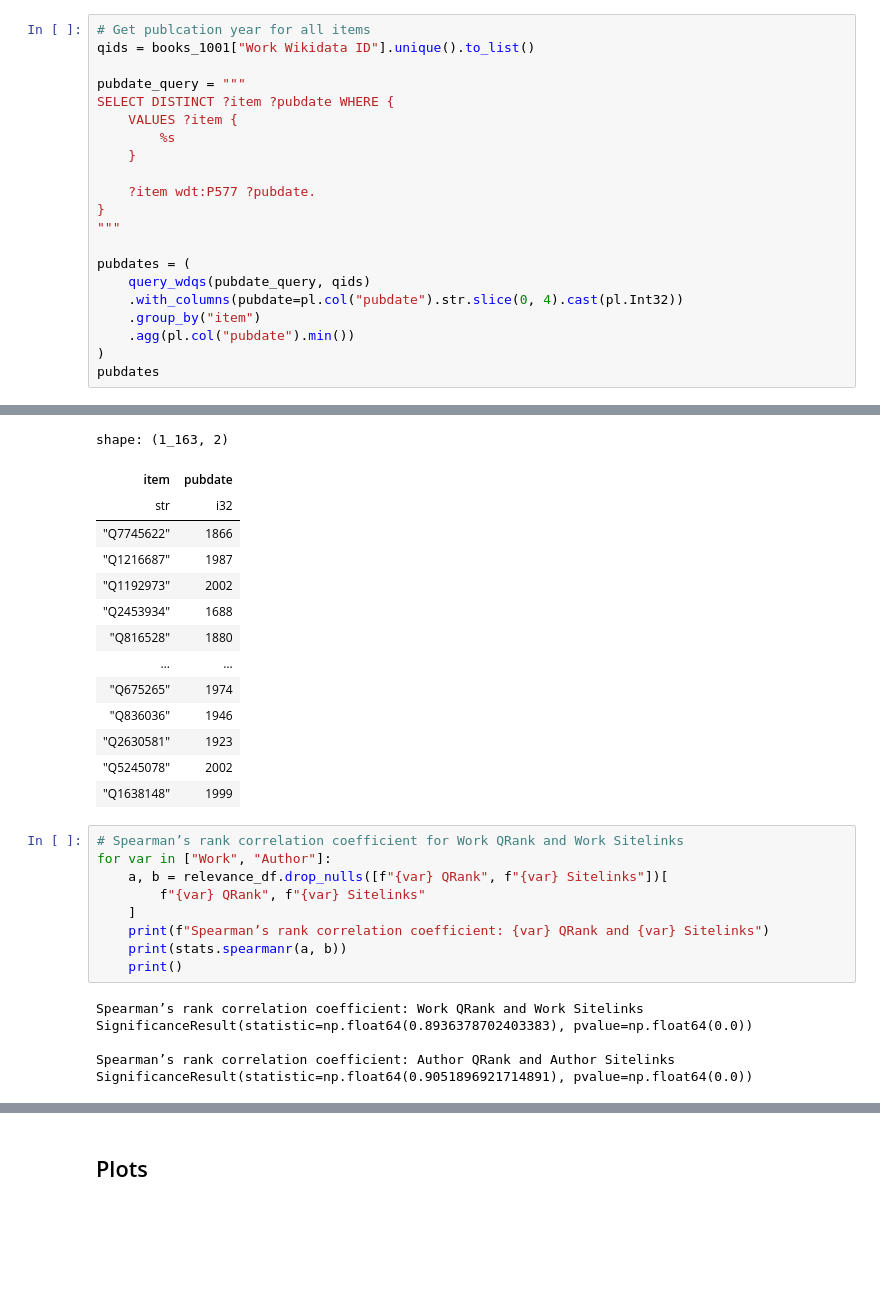
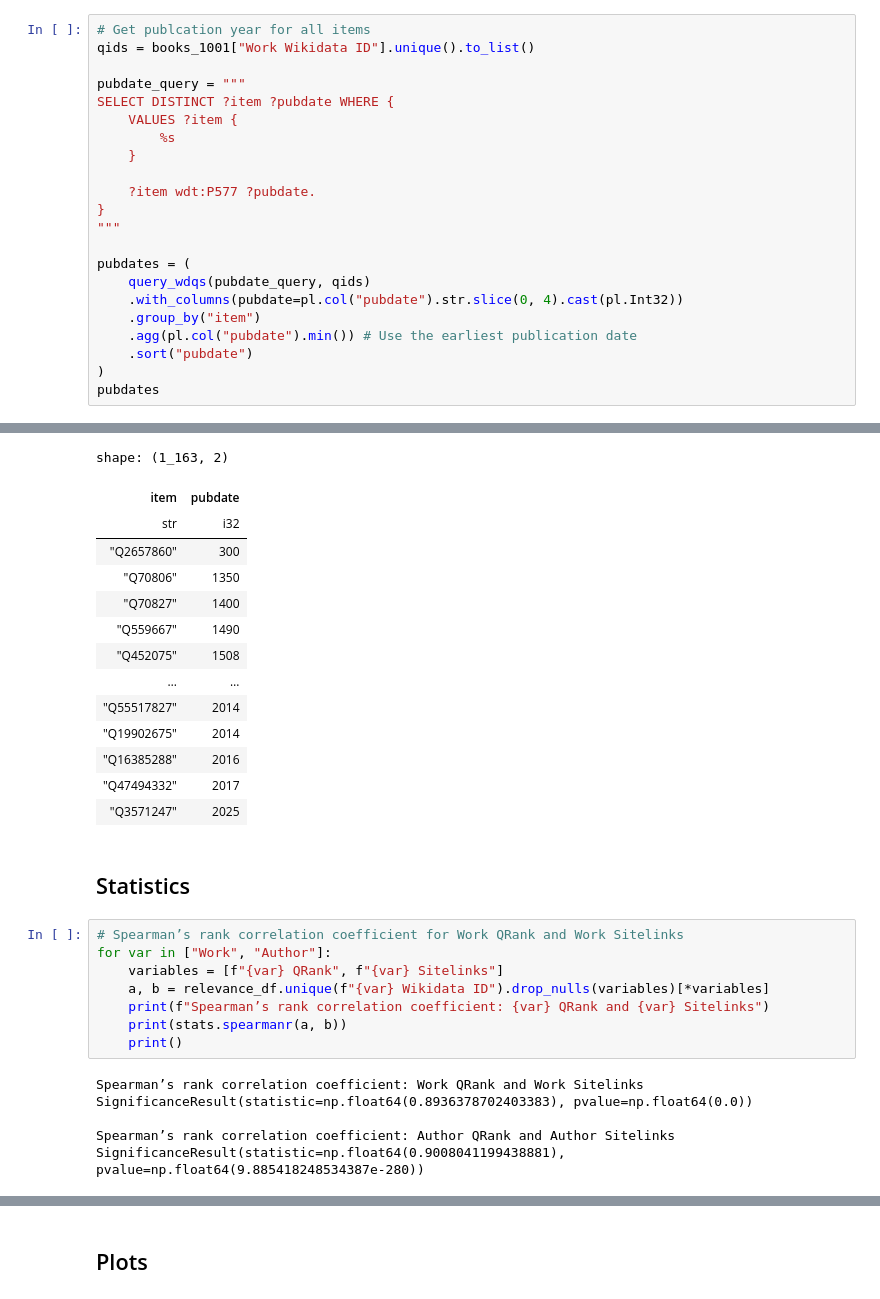
Before and after one commit to temporal-communities/1001-books, a Jupyter notebook: main.ipynb, the cells around one changed output, grey strips where cells are left out. Saved outputs shown, nothing was run; the diff lists cells and outputs as text; blank space fills up the shorter version.

```diff
--- a/main.ipynb
+++ b/main.ipynb
@@ -157,7 +166,8 @@ pubdates = (
     query_wdqs(pubdate_query, qids)
     .with_columns(pubdate=pl.col("pubdate").str.slice(0, 4).cast(pl.Int32))
     .group_by("item")
-    .agg(pl.col("pubdate").min())
+    .agg(pl.col("pubdate").min()) # Use the earliest publication date
+    .sort("pubdate")
 )
 pubdates
 # %% [output]
@@ -165,23 +175,24 @@ Request took 0.491612 seconds.
 shape: (1_163, 2)
 | item | pubdate |
 | str | i32 |
-| "Q7745622" | 1866 |
-| "Q1216687" | 1987 |
-| "Q1192973" | 2002 |
-| "Q2453934" | 1688 |
-| "Q816528" | 1880 |
+| "Q2657860" | 300 |
+| "Q70806" | 1350 |
+| "Q70827" | 1400 |
+| "Q559667" | 1490 |
+| "Q452075" | 1508 |
 | … | … |
-| "Q675265" | 1974 |
-| "Q836036" | 1946 |
-| "Q2630581" | 1923 |
-| "Q5245078" | 2002 |
-| "Q1638148" | 1999 |
+| "Q55517827" | 2014 |
+| "Q19902675" | 2014 |
+| "Q16385288" | 2016 |
+| "Q47494332" | 2017 |
+| "Q3571247" | 2025 |
+# %% [markdown]
+## Statistics
 # %%
 # Spearman’s rank correlation coefficient for Work QRank and Work Sitelinks
 for var in ["Work", "Author"]:
-    a, b = relevance_df.drop_nulls([f"{var} QRank", f"{var} Sitelinks"])[
-        f"{var} QRank", f"{var} Sitelinks"
-    ]
+    variables = [f"{var} QRank", f"{var} Sitelinks"]
+    a, b = relevance_df.unique(f"{var} Wikidata ID").drop_nulls(variables)[*variables]
     print(f"Spearman’s rank correlation coefficient: {var} QRank and {var} Sitelinks")
     print(stats.spearmanr(a, b))
     print()
@@ -190,4 +201,4 @@ Spearman’s rank correlation coefficient: Work QRank and Work Sitelinks
 SignificanceResult(statistic=np.float64(0.8936378702403383), pvalue=np.float64(0.0))
 
 Spearman’s rank correlation coefficient: Author QRank and Author Sitelinks
-SignificanceResult(statistic=np.float64(0.9051896921714891), pvalue=np.float64(0.0))
+SignificanceResult(statistic=np.float64(0.9008041199438881), pvalue=np.float64(9.885418248534387e-280))
```
Also changed, not shown: parts of 12 cells of this notebook, 3 other files.
